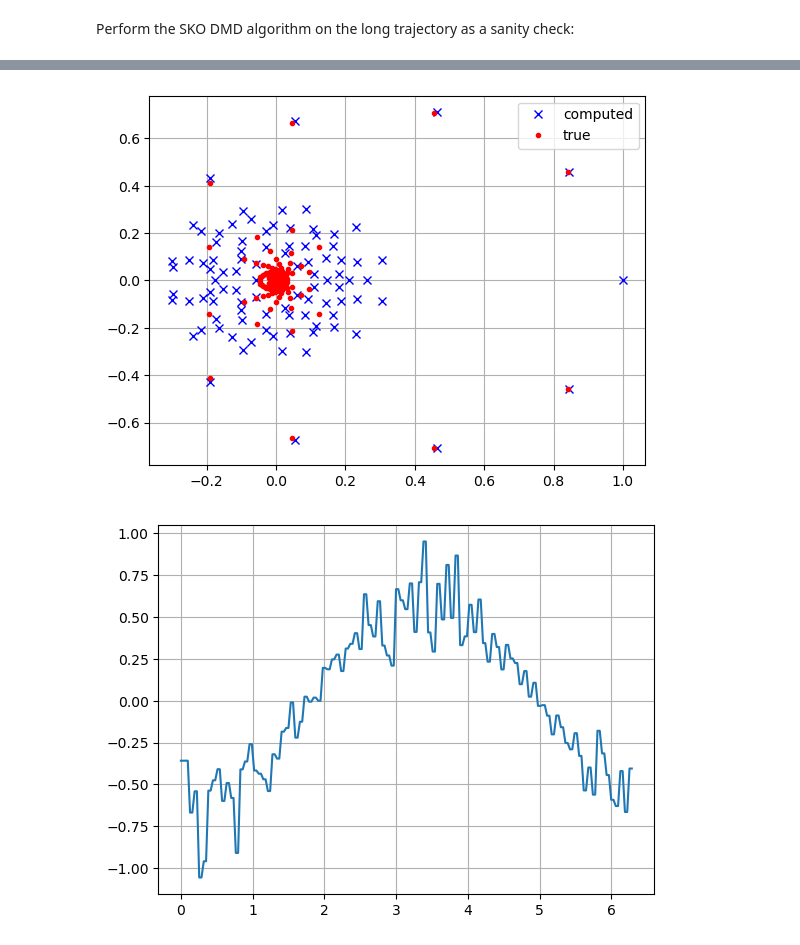
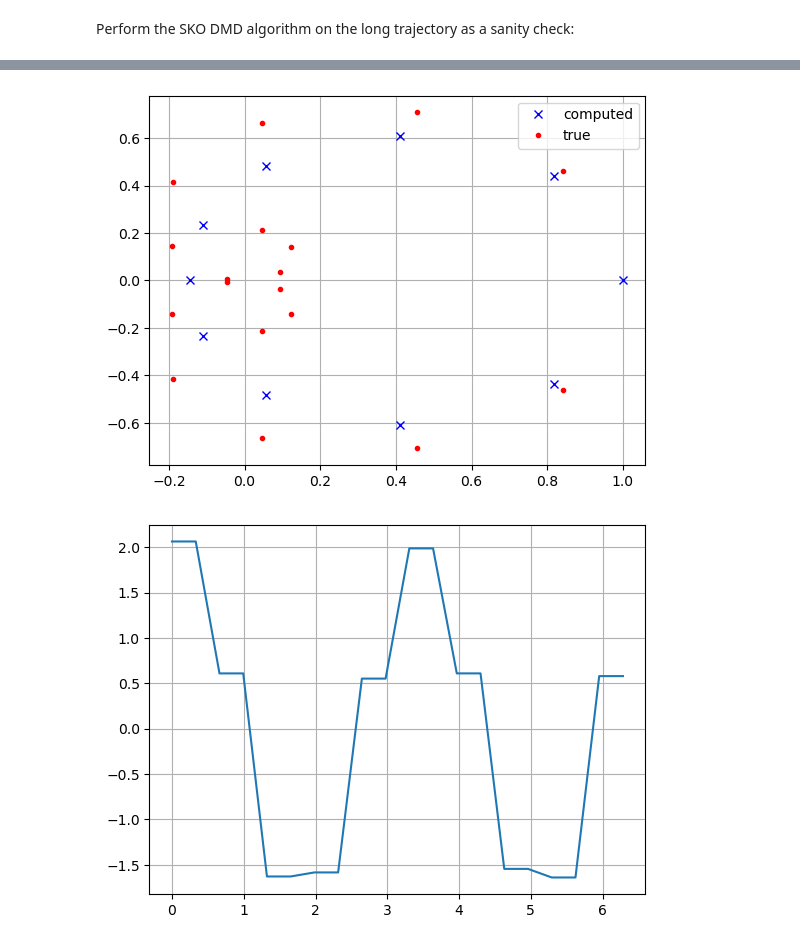
Before and after one commit to Maria-A-Oprea/Distributional_Koopman, a Jupyter notebook: Circle_rotation.ipynb, the cells around one changed output, grey strips where cells are left out. Cells and saved outputs as stored; diff of their text form; code cells hidden in the pictures.

```diff
--- a/Circle_rotation.ipynb
+++ b/Circle_rotation.ipynb
@@ -100,7 +103,7 @@ plt.plot(np.cos(data_traj), np.sin(data_traj), '.')
 # %% [markdown]
 Initiate the koopman object with N = 100 basis functions of type 'indicators'.
 # %%
-K_circle = koop.koopman(99, 'indicators')
+K_circle = koop.koopman(10, 'indicators')
 # %% [markdown]
 Perform the SKO DMD algorithm on the long trajectory as a sanity check:
 # %%
@@ -124,17 +113,17 @@ evals, evects = np.linalg.eig(K_circle.mat)
 evects = np.real(evects)
 # %%
 plt.plot(np.real(evals), np.imag(evals), 'bx', label = "computed")
-plt.plot(np.sin(np.arange(1, 100))/np.arange(1, 100), ( 1 - np.cos(np.arange(1, 100)))/np.arange(1, 100), 'r.')
-plt.plot(np.sin(np.arange(1, 100))/np.arange(1, 100), - ( 1 - np.cos(np.arange(1, 100)))/np.arange(1, 100), 'r.', label = "true")
+plt.plot(np.sin(np.arange(1, 10))/np.arange(1, 10), ( 1 - np.cos(np.arange(1, 10)))/np.arange(1, 10), 'r.')
+plt.plot(np.sin(np.arange(1, 10))/np.arange(1, 10), - ( 1 - np.cos(np.arange(1, 10)))/np.arange(1, 10), 'r.', label = "true")
 plt.legend()
 plt.grid()
 # %% [output]
-[figure, old version]
+[figure, new version]
 # %%
-plt.plot(2*np.pi*np.linspace(0, 1, 99*2),2*np.pi* np.repeat(evects[:, 2], 2))
+plt.plot(2*np.pi*np.linspace(0, 1, 10*2),2*np.pi* np.repeat(evects[:, 3], 2))
 plt.grid()
 # %% [output]
-[figure, old version]
+[figure, new version]
 # %%
 K_circle.L2_dmd(data)
 # %% [output]
```
Also changed, not shown: parts of 19 cells of this notebook, 1 other file.
